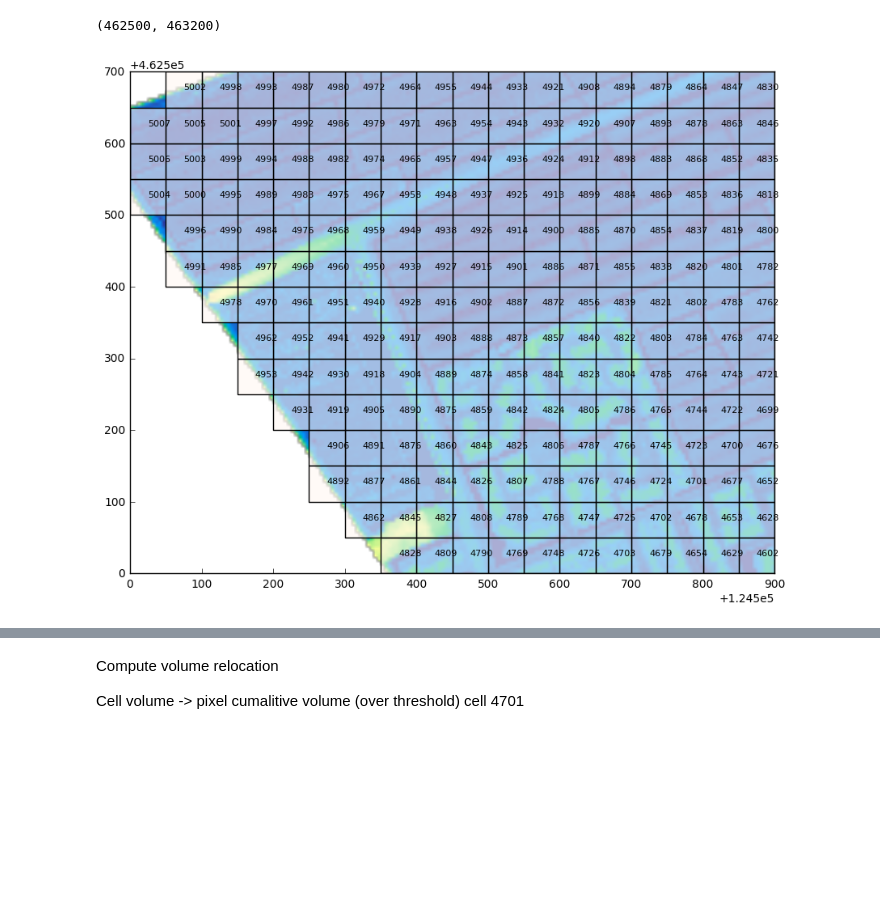
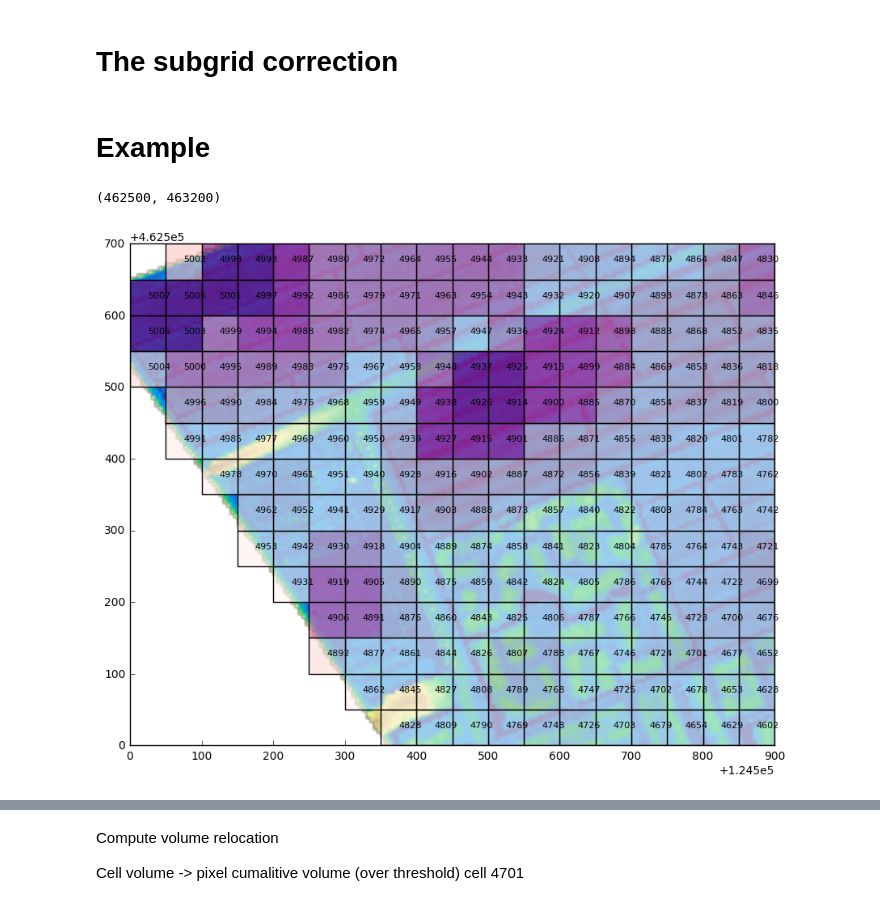
Before and after one commit to openearth/notebooks, a Jupyter notebook: kockengen.ipynb, the cells around one changed output, grey strips where cells are left out. Saved outputs shown, nothing was run; the diff lists cells and outputs as text; code cells hidden in the pictures; blank space fills up the shorter version.

```diff
--- a/kockengen.ipynb
+++ b/kockengen.ipynb
@@ -58,0 +49,19 @@ t = 0
+# %%
+# dictionary to store grid information
+def read_dem(dem_filename):
+    dem = {}
+    with rasterio.open(dem_filename) as src:
+        # read band 0 (1-based)
+        band = src.read(1, masked=True)
+        dem['band'] = band
+    # pixel sizes
+    dem['dxp'] = src.affine.a
+    dem['dyp'] = -src.affine.e
+    dem['affine'] = src.affine
+
+    dem['world2px'] = lambda xy: np.vstack((~dem['affine']) * (xy[:,0], xy[:,1])).T.astype('int')
+    dem['px2world'] = lambda xy: np.vstack((dem['affine']) * (xy[:,0], xy[:,1])).T
+
+    # extent for imshow
+    dem['extent'] = rasterio.plot.plotting_extent(src)
+    return dem
@@ -58,0 +95,3 @@ t = 0
+# %% [markdown]
+The subgrid correction
+=======================
@@ -59,45 +146,41 @@ t = 0
+# %% [markdown]
+Example
+======
 # %%
-ugrid = pyugrid.UGrid.from_ncfile(filename, 'mesh2d')
-faces = ugrid.faces
-face_centers = ugrid.face_coordinates
-nodes = ugrid.nodes
-face_coordinates = nodes[faces]
+# read the dem
+dem = read_dem(dem_filename)
+grid = read_ugrid(fm_filename)
+data = get_vars(fm_filename, t=t)
 
 
-ds = netCDF4.Dataset(filename)
-s1 = ds.variables['mesh2d_s1'][t]
-hs = ds.variables['mesh2d_waterdepth'][t]
-vol = ds.variables['mesh2d_vol1'][t]
-domain = s1.min(), s1.max()
-domain = hs.min(), hs.max()
+domain = data['waterdepth'].min(), data['waterdepth'].max()
 N = matplotlib.colors.Normalize(*domain)
-colors = matplotlib.cm.RdPu(N(hs))
-colors[hs < 0.03, 3] = 0.1
+colors = matplotlib.cm.RdPu(N(data['waterdepth']))
+colors[data['waterdepth'] < 0.03, 3] = 0.1
 colors[:, 3] = 0.6
 
-extent = rasterio.plot.plotting_extent(src)
 
-polys = matplotlib.collections.PolyCollection(verts=face_coordinates, facecolors=colors, edgecolors='black')
+polys = matplotlib.collections.PolyCollection(verts=grid['face_coordinates'], facecolors=colors, edgecolors='black')
 fig, ax = plt.subplots(figsize=(13, 8))
 ax.imshow(
-    dem[::10, ::10],
+    dem['band'][::10, ::10],
     cmap=matplotlib.cm.terrain,
-    vmin=vmin,
-    vmax=vmax,
-    extent=extent
+    vmin=-2,
+    vmax=2,
+    extent=dem['extent']
 )
 ax.add_collection(polys)
 ax.autoscale()
 #x = np.array([(list(x) + [None]) for x in face_coordinates[...,0]]).flat
 # y = np.array([(list(y) + [None]) for y in face_coordinates[...,1]]).flat
 # ax.fill(x, y, data=hs, edgecolor='none')
 bounds_x = 124500, 125400
 bounds_y = 462500, 463200
-for i, xy in enumerate(face_centers):
+for i, xy in enumerate(grid['face_centers']):
     if bounds_x[0] < xy[0] < bounds_x[1] and bounds_y[0] < xy[1] < bounds_y[1]:
         ax.text(xy[0], xy[1], str(i), fontsize=8)
 ax.set_xlim(*bounds_x)
 ax.set_ylim(*bounds_y)
 # %% [output]
 (462500, 463200)
-[figure, old version]
+[figure, new version]
```
Also changed, not shown: parts of 19 cells of this notebook.
